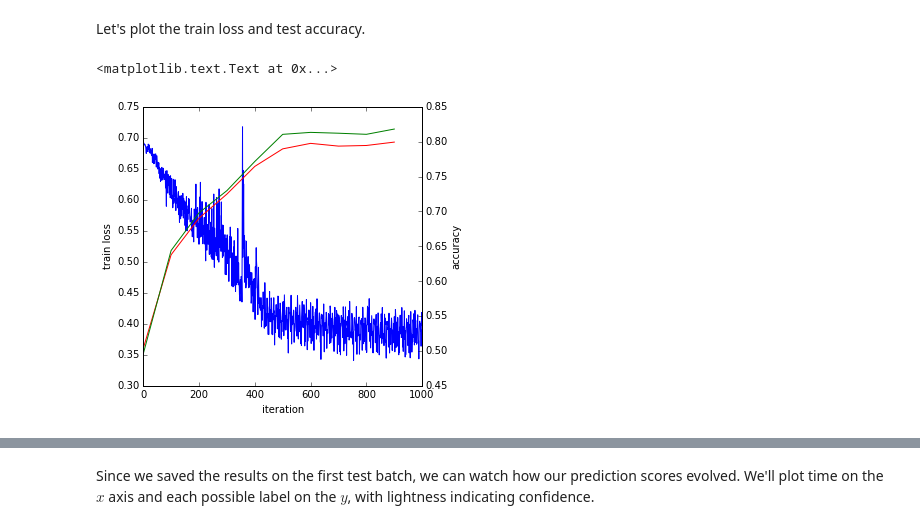
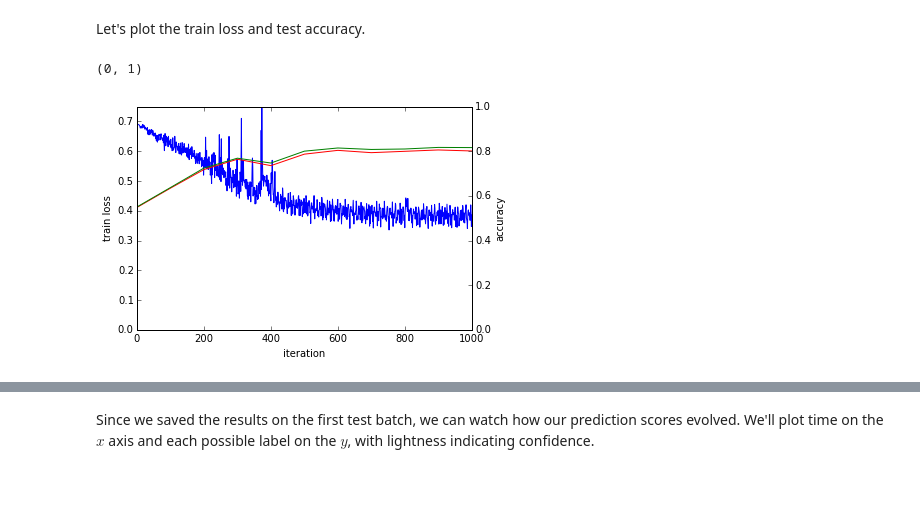
Before and after one commit to anandthakker/learnsat, a Jupyter notebook: lenet-2.ipynb, the cells around one changed output, grey strips where cells are left out. Saved outputs shown, nothing was run; the diff lists cells and outputs as text; code cells hidden in the pictures; blank space fills up the shorter version.

```diff
--- a/lenet-2.ipynb
+++ b/lenet-2.ipynb
@@ -221,11 +238,16 @@ Since we have control of the loop in Python, we're free to compute additional th
 # %%
 %%time
-niter = 1000
+niter = 1001
 test_interval = 100
+ntest = 1 + int(np.ceil(float(niter-1) / test_interval))
 # losses will also be stored in the log
 train_loss = zeros(niter)
-train_acc = zeros(int(np.ceil(niter / test_interval)))
-test_acc = zeros(int(np.ceil(niter / test_interval)))
+train_acc = zeros(ntest)
+train_precision = zeros(ntest)
+train_recall = zeros(ntest)
+test_acc = zeros(ntest)
+test_precision = zeros(ntest)
+test_recall = zeros(ntest)
 output = zeros((niter, 16, 2))
 
 # the main solver loop
@@ -245,22 +267,9 @@ for it in range(niter):
     #  how to do it directly in Python, where more complicated things are easier.)
     if it % test_interval == 0:
         print 'Iteration', it, 'testing...'
-        correct = 0
-        total = 0
-        for test_it in range(33):
-            solver.test_nets[0].forward()
-            total += len(solver.test_nets[0].blobs['ip2'].data)
-            correct += sum(solver.test_nets[0].blobs['ip2'].data.argmax(1)
-                           == solver.test_nets[0].blobs['label'].data)
-        test_acc[it // test_interval] = float(correct) / (total)
-        correct = 0
-        total = 0
-        for test_it in range(47):
-            solver.net.forward()
-            total += len(solver.net.blobs['ip2'].data)
-            correct += sum(solver.net.blobs['ip2'].data.argmax(1)
-                           == solver.net.blobs['label'].data)
-        train_acc[it // test_interval] = float(correct) / total
+        index = it // test_interval
+        test_acc[index], test_precision[index], test_recall[index] = run_test(solver.test_nets[0], 33)
+        train_acc[index], train_precision[index], train_recall[index] = run_test(solver.net, 24)
 # %% [output]
 Iteration 0 testing...
 Iteration 100 testing...
@@ -279,15 +289,17 @@ Let's plot the train loss and test accuracy.
 # %%
 fig, ax1 = subplots()
 ax2 = ax1.twinx()
 ax1.plot(arange(niter), train_loss)
 ax2.plot(test_interval * arange(len(test_acc)), test_acc, 'r',
          test_interval * arange(len(train_acc)), train_acc, 'g')
 #ax3 = ax2.twinx()
 #ax3.plot(test_interval * arange(len(test_acc)), train_acc, 'g')
 ax1.set_xlabel('iteration')
 ax1.set_ylabel('train loss')
+ax1.set_ylim((0,None))
 ax2.set_ylabel('accuracy')
+ax2.set_ylim((0,1))
 #ax3.set_ylabel('test accuracy')
 # %% [output]
-<matplotlib.text.Text at 0x...>
+(0, 1)
-[figure, old version]
+[figure, new version]
```
Also changed, not shown: parts of 8 cells of this notebook, 1 other file.
